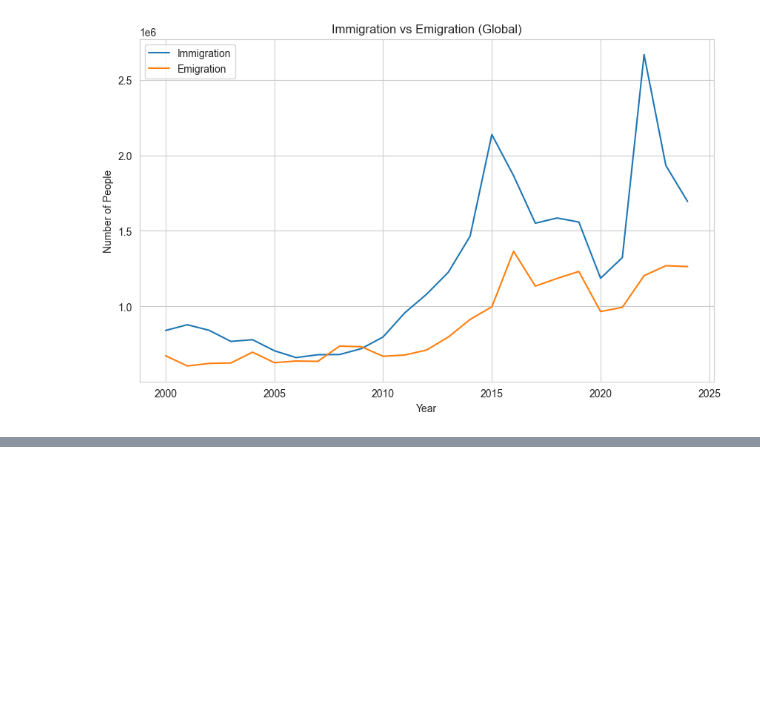
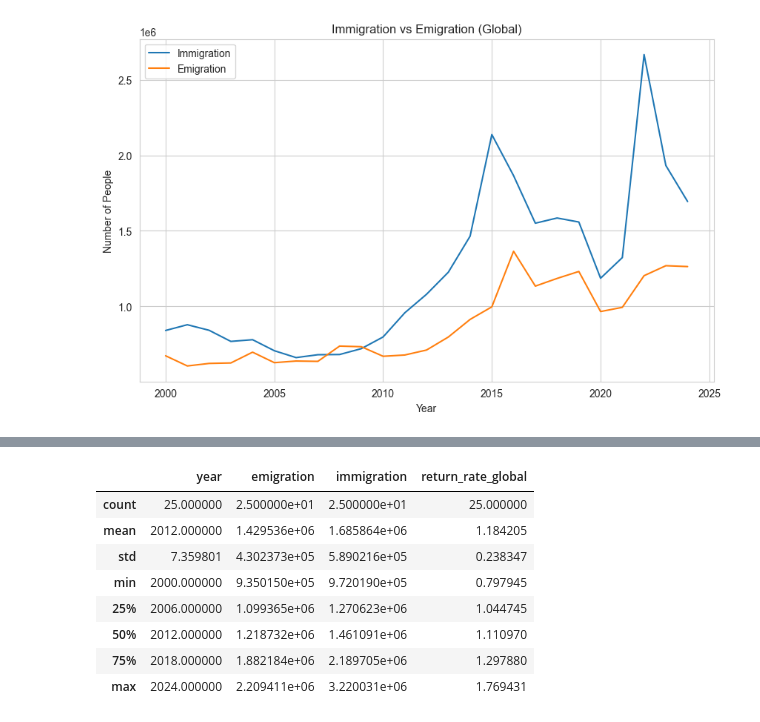
Before and after one commit to andronix82/german-migration-analysis, a Jupyter notebook: notebooks/01_eda_migration.ipynb, the cells around one changed output, grey strips where cells are left out. Cells and saved outputs as stored; diff of their text form; code cells hidden in the pictures; blank space fills up the shorter version.

```diff
--- a/notebooks/01_eda_migration.ipynb
+++ b/notebooks/01_eda_migration.ipynb
@@ -190,0 +252,12 @@ plt.show()
+# %%
+return_global.describe()
+# %% [output]
+|  | year | emigration | immigration | return_rate_global |
+| count | 25.000000 | 2.500000e+01 | 2.500000e+01 | 25.000000 |
+| mean | 2012.000000 | 1.429536e+06 | 1.685864e+06 | 1.184205 |
+| std | 7.359801 | 4.302373e+05 | 5.890216e+05 | 0.238347 |
+| min | 2000.000000 | 9.350150e+05 | 9.720190e+05 | 0.797945 |
+| 25% | 2006.000000 | 1.099365e+06 | 1.270623e+06 | 1.044745 |
+| 50% | 2012.000000 | 1.218732e+06 | 1.461091e+06 | 1.110970 |
+| 75% | 2018.000000 | 1.882184e+06 | 2.189705e+06 | 1.297880 |
+| max | 2024.000000 | 2.209411e+06 | 3.220031e+06 | 1.769431 |
```
Also changed, not shown: parts of 23 cells of this notebook, 5 other files.
